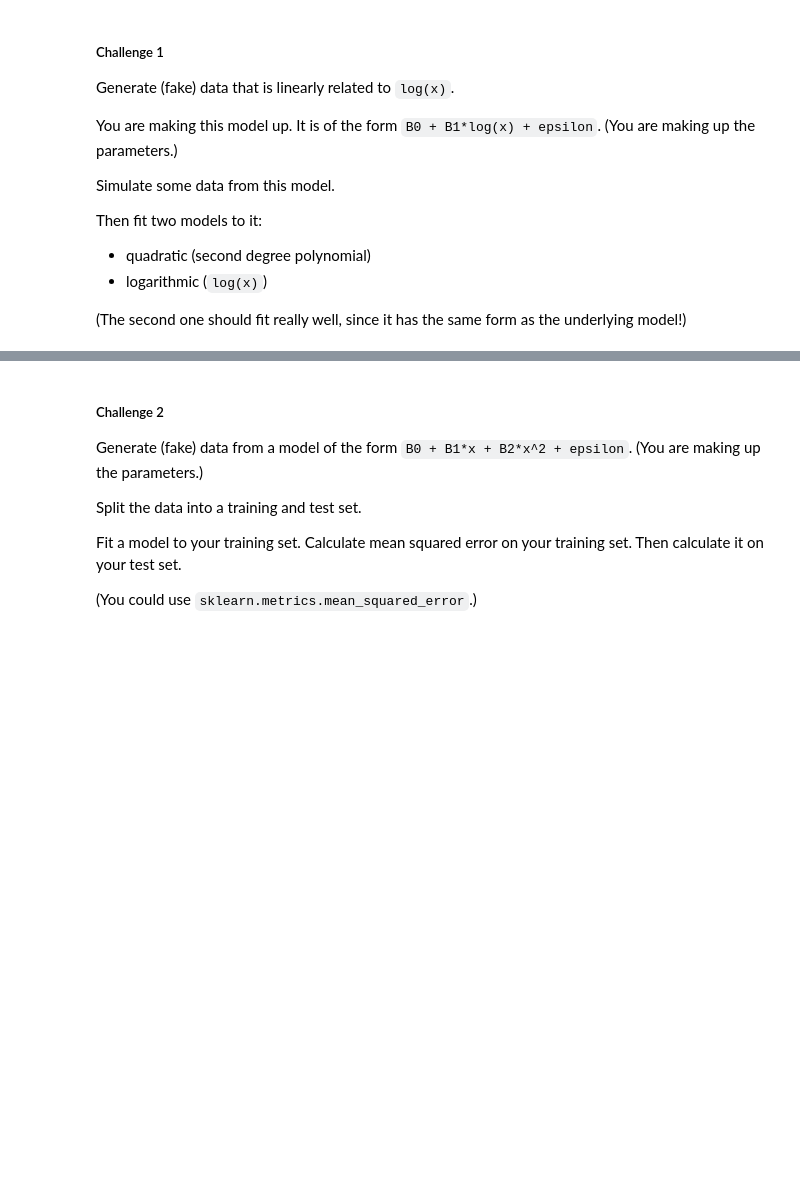
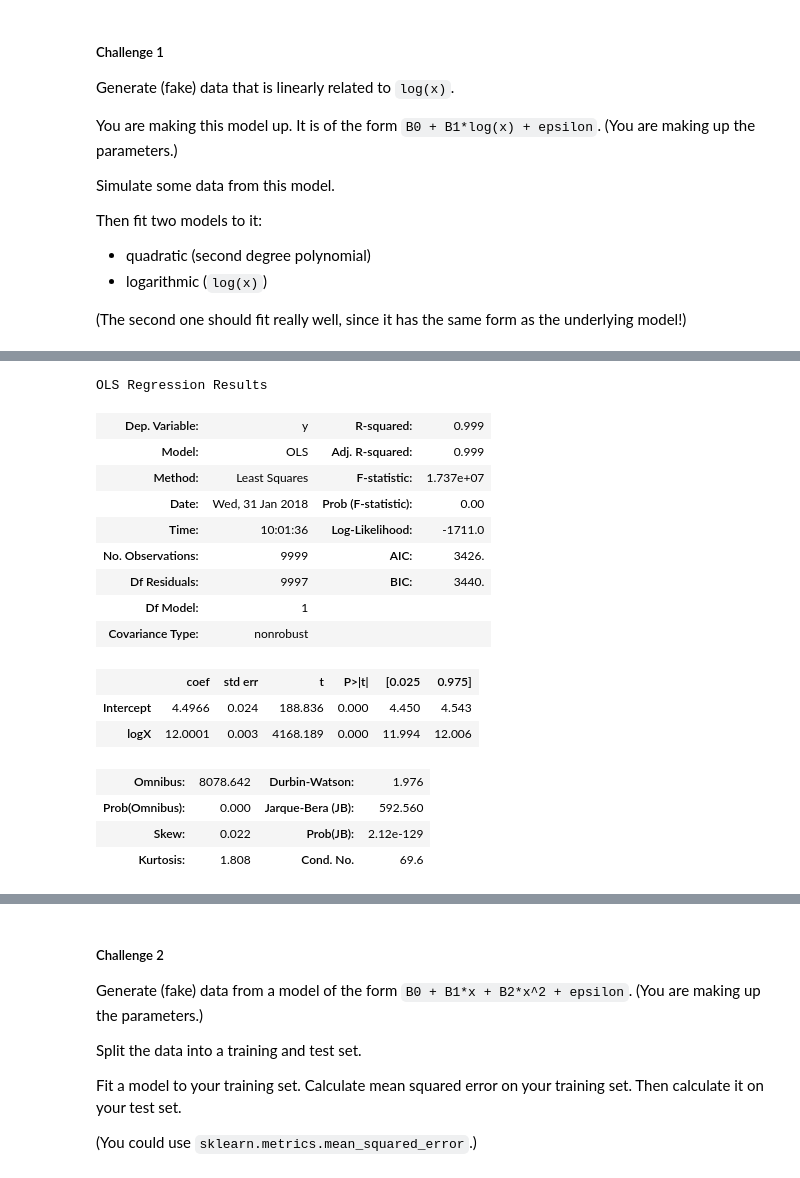
Before and after one commit to kpuryear/Puryear_Metis, a Jupyter notebook: challenges/challenge_6.ipynb, the cells around one changed output, grey strips where cells are left out. Drawn from its saved outputs; the diff is of its cells as text; code cells hidden in the pictures; blank space fills up the shorter version.

```diff
--- a/challenges/challenge_6.ipynb
+++ b/challenges/challenge_6.ipynb
@@ -71,3 +84,25 @@ OLS Regression Results
+# %%
+logs = smf.ols(formula = 'y ~ logX', data=data).fit()
+y_pred = logs.predict(data[['constant', 'logX']])
+logs.summary()
+# %% [output]
+OLS Regression Results
+| Dep. Variable: | y | R-squared: | 0.999 |
+| Model: | OLS | Adj. R-squared: | 0.999 |
+| Method: | Least Squares | F-statistic: | 1.737e+07 |
+| Date: | Wed, 31 Jan 2018 | Prob (F-statistic): | 0.00 |
+| Time: | 10:01:36 | Log-Likelihood: | -1711.0 |
+| No. Observations: | 9999 | AIC: | 3426. |
+| Df Residuals: | 9997 | BIC: | 3440. |
+| Df Model: | 1 |  |  |
+| Covariance Type: | nonrobust |  |  |
+|  | coef | std err | t | P>|t| | [0.025 | 0.975] |
+| Intercept | 4.4966 | 0.024 | 188.836 | 0.000 | 4.450 | 4.543 |
+| logX | 12.0001 | 0.003 | 4168.189 | 0.000 | 11.994 | 12.006 |
+| Omnibus: | 8078.642 | Durbin-Watson: | 1.976 |
+| Prob(Omnibus): | 0.000 | Jarque-Bera (JB): | 592.560 |
+| Skew: | 0.022 | Prob(JB): | 2.12e-129 |
+| Kurtosis: | 1.808 | Cond. No. | 69.6 |
 # %%
 plt.figure(figsize=(16,8))
 plt.plot(data.x, data.y,".", data.x, y_pred,"r-")
```
Also changed, not shown: parts of 12 cells of this notebook, 5 other files.
